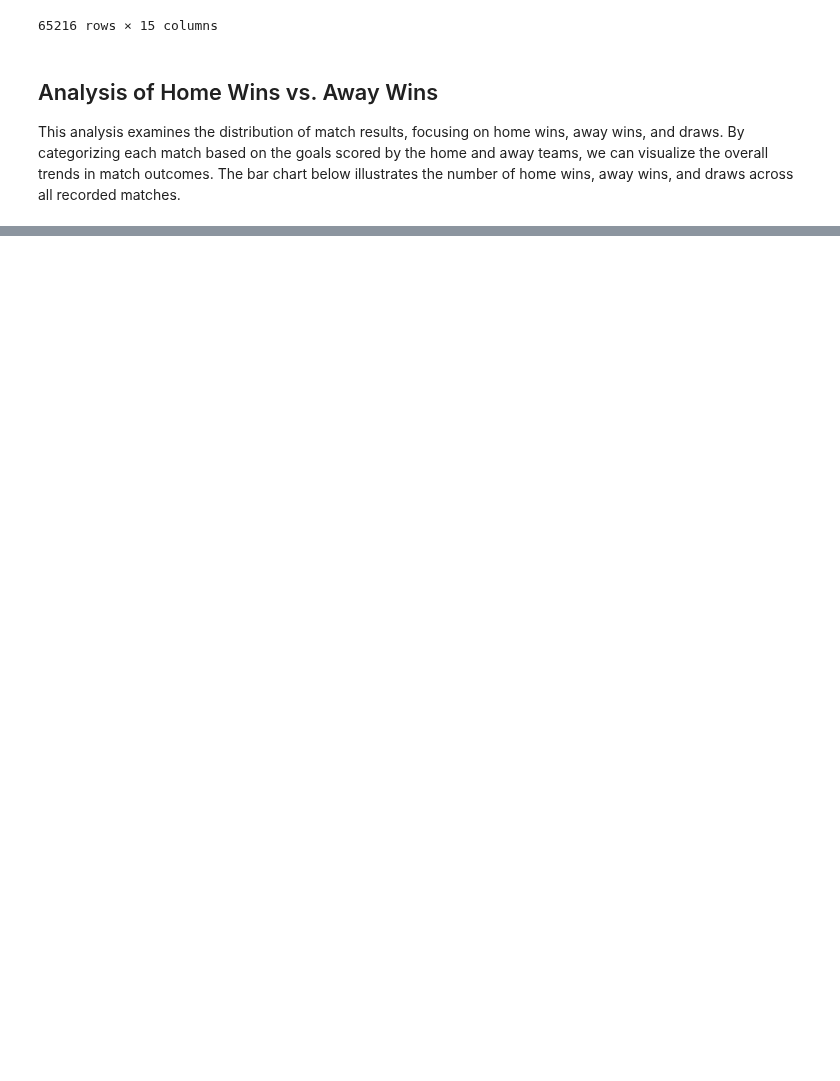
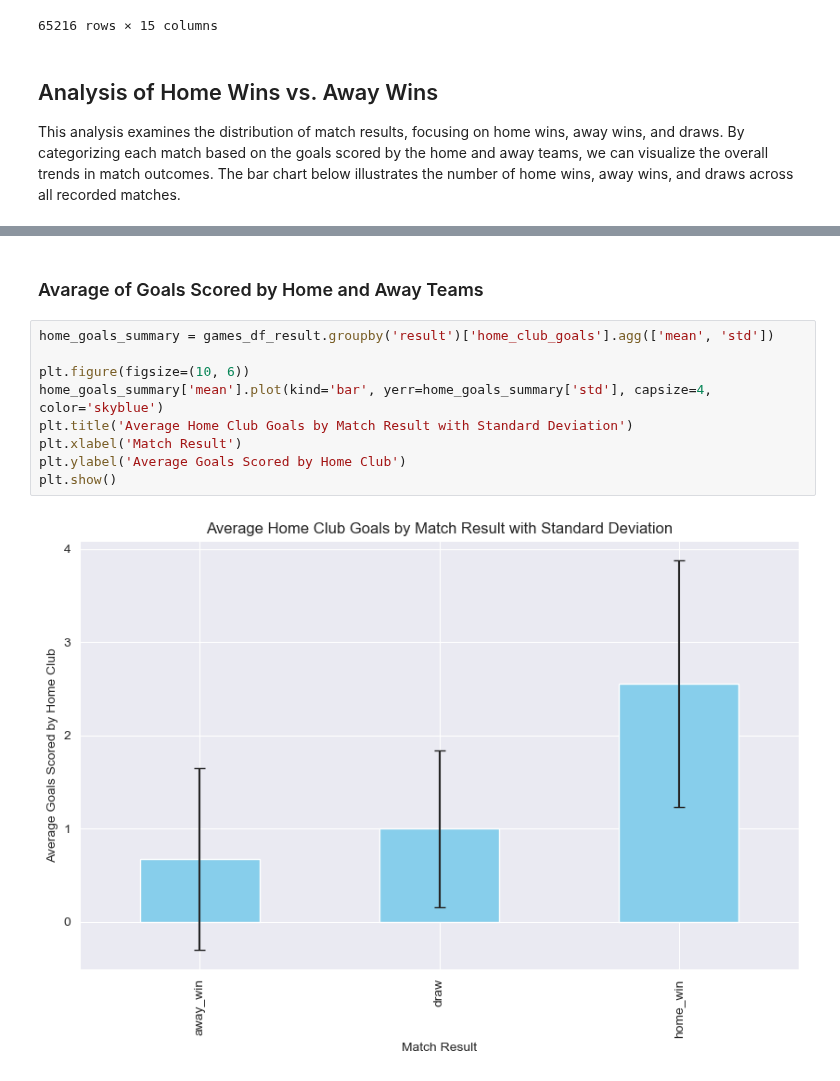
Before and after one commit to BonincontroL/IumTweb_project, a Jupyter notebook: solution/DataAnalysis/JupyterNotebooks/games.ipynb, the cells around one changed output, grey strips where cells are left out. Cells and saved outputs as stored; diff of their text form; blank space fills up the shorter version.

```diff
--- a/solution/DataAnalysis/JupyterNotebooks/games.ipynb
+++ b/solution/DataAnalysis/JupyterNotebooks/games.ipynb
@@ -201,0 +226,13 @@ In this analysis, we investigate the performance of teams both at home and away.
+# %% [markdown]
+### Avarage of Goals Scored by Home and Away Teams
+# %%
+home_goals_summary = games_df_result.groupby('result')['home_club_goals'].agg(['mean', 'std'])
+
+plt.figure(figsize=(10, 6))
+home_goals_summary['mean'].plot(kind='bar', yerr=home_goals_summary['std'], capsize=4, color='skyblue')
+plt.title('Average Home Club Goals by Match Result with Standard Deviation')
+plt.xlabel('Match Result')
+plt.ylabel('Average Goals Scored by Home Club')
+plt.show()
+# %% [output]
+[figure, added]
```
Also changed, not shown: parts of 5 cells of this notebook.
